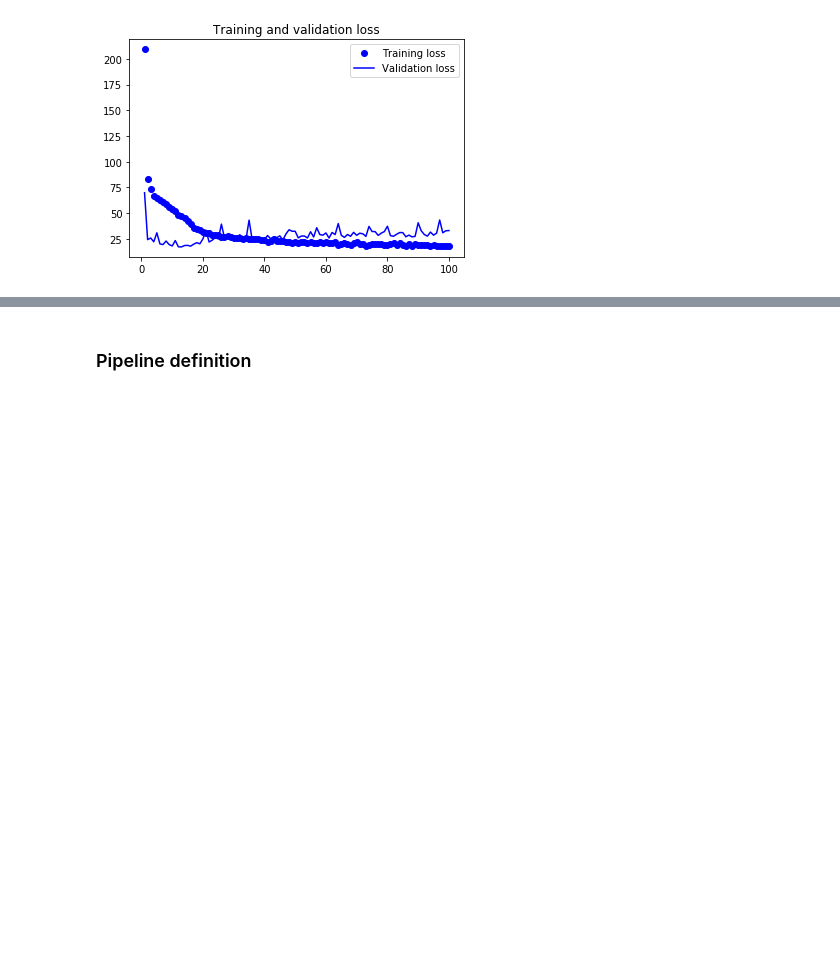
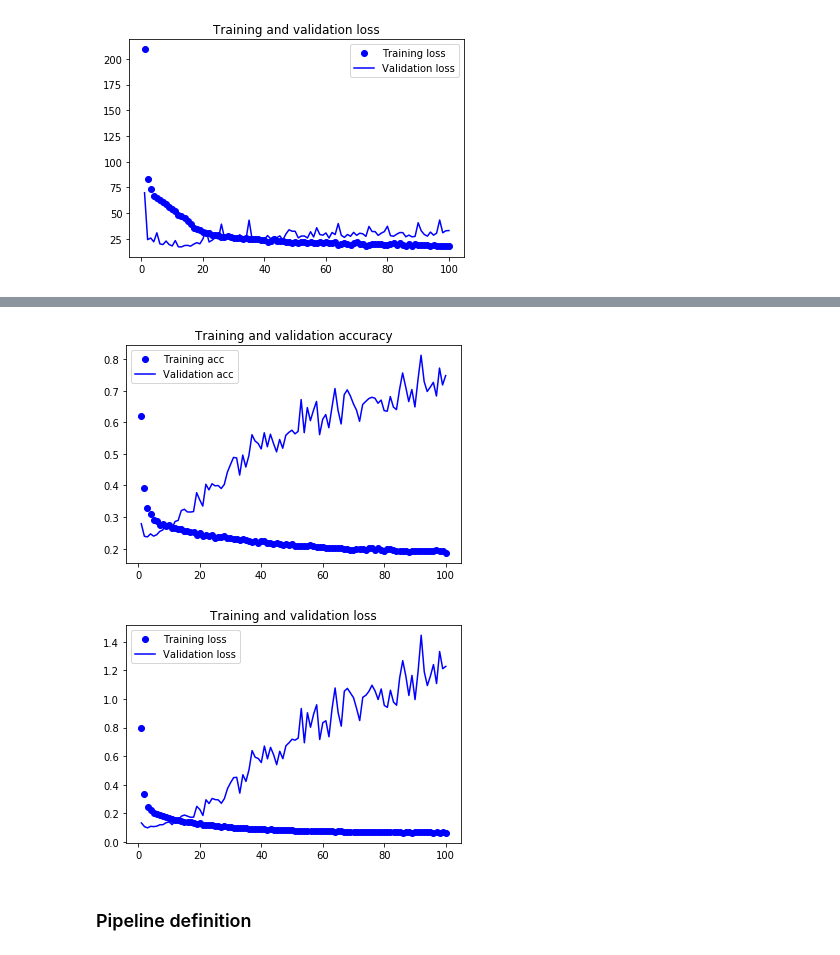
Before and after one commit to oadoriaa/DLText, a Jupyter notebook: EsembleKerasSKlearn.ipynb, the cells around one changed output, grey strips where cells are left out. Saved outputs shown, nothing was run; the diff lists cells and outputs as text; code cells hidden in the pictures; blank space fills up the shorter version.

```diff
--- a/EsembleKerasSKlearn.ipynb
+++ b/EsembleKerasSKlearn.ipynb
@@ -113,0 +114,19 @@ val_mae = 11.04, val_loss = 17.01
+# %%
+## Standardarize the data
+X = data.values[:,:-1]
+Y = data.values[:,-1]
+
+X -= X.mean(axis = 0)
+X /= X.std(axis = 0)
+Y -= Y.mean(axis = 0)
+Y /= Y.std(axis = 0)
+
+history = model.fit(X,
+                    Y,
+                    epochs=100,
+                    batch_size=1,
+                    validation_split=0.1,
+                    verbose=False)
+
+get_model_results(history)
+# %% [output]
@@ -114,3 +135,5 @@ val_mae = 11.04, val_loss = 17.01
+[figure, added]
+[figure, added]
 # %% [markdown]
 ### Pipeline definition
 # %%
```
Also changed, not shown: parts of 6 cells of this notebook.
